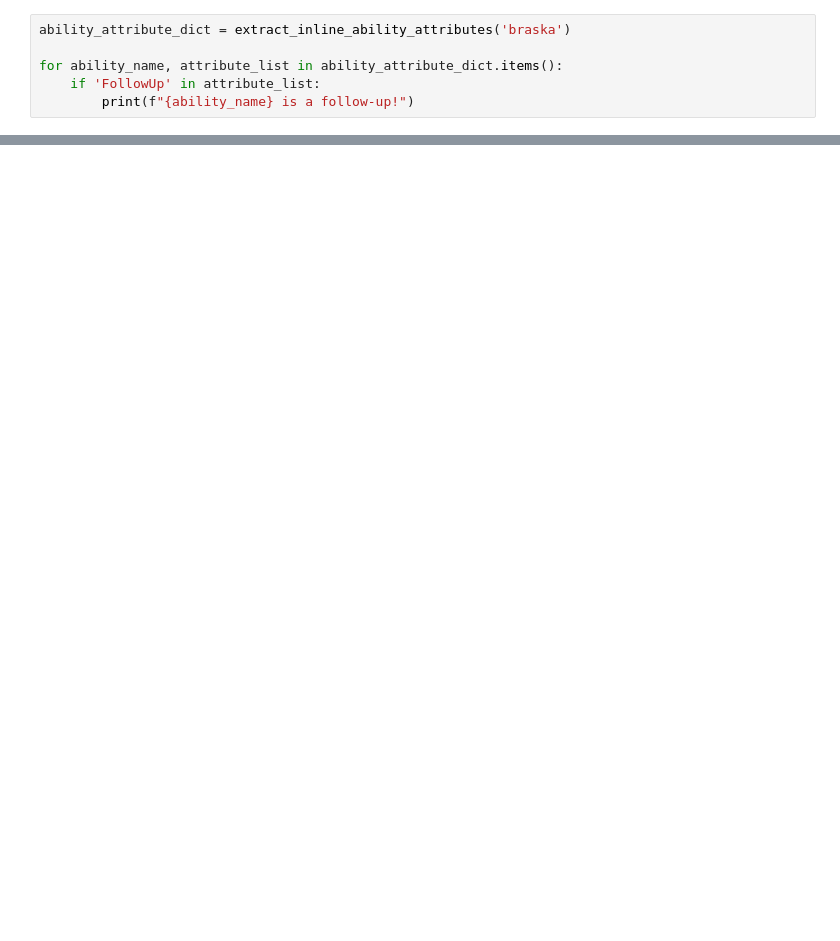
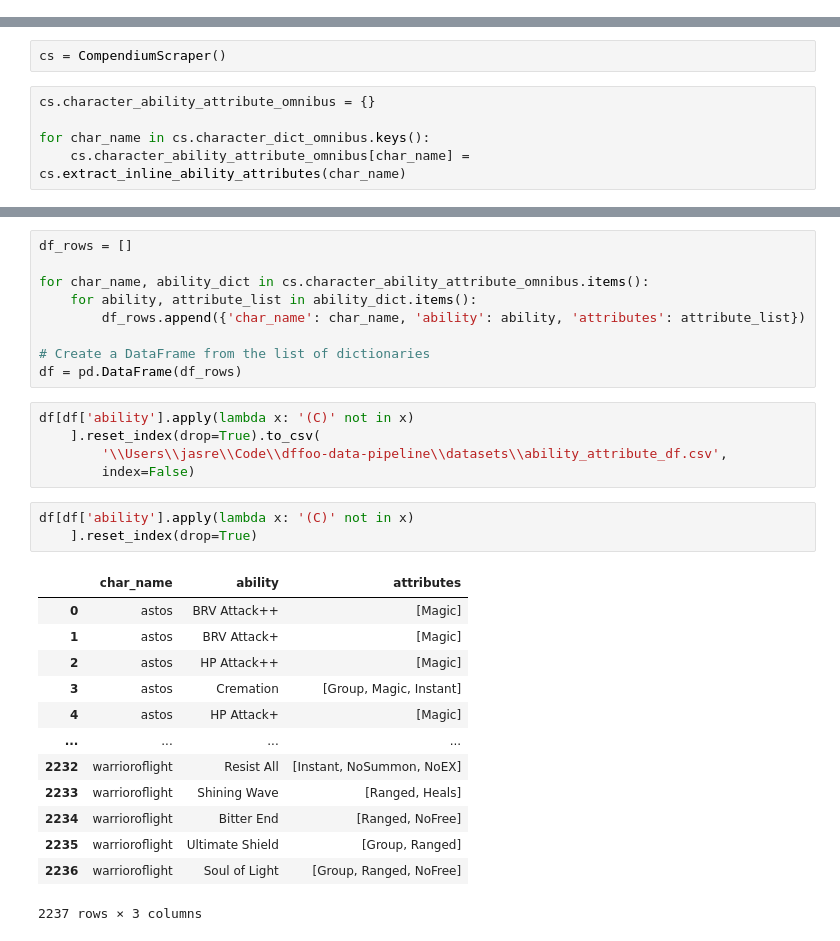
Before and after one commit to Jace743/dffoo-data-pipeline, a Jupyter notebook: Scratch Notebook.ipynb, the cells around one changed output, grey strips where cells are left out. Saved outputs shown, nothing was run; the diff lists cells and outputs as text; blank space fills up the shorter version.

Commit message:
Generated ability_attribute_df, and manually coded followups in followup_ability_df.csv

```diff
--- a/Scratch Notebook.ipynb
+++ b/Scratch Notebook.ipynb
@@ -629,6 +0,0 @@ character_link_dict = generate_character_links(character_list_url)
-# %%
-ability_attribute_dict = extract_inline_ability_attributes('braska')
-
-for ability_name, attribute_list in ability_attribute_dict.items():
-    if 'FollowUp' in attribute_list:
-        print(f"{ability_name} is a follow-up!")
@@ -658,0 +21,7 @@ So... I think this means that I may just have to hard-code all of these. I shoul
+# %%
+cs = CompendiumScraper()
+# %%
+cs.character_ability_attribute_omnibus = {}
+
+for char_name in cs.character_dict_omnibus.keys():
+    cs.character_ability_attribute_omnibus[char_name] = cs.extract_inline_ability_attributes(char_name)
@@ -658,0 +50,31 @@ So... I think this means that I may just have to hard-code all of these. I shoul
+# %%
+df_rows = []
+
+for char_name, ability_dict in cs.character_ability_attribute_omnibus.items():
+    for ability, attribute_list in ability_dict.items():
+        df_rows.append({'char_name': char_name, 'ability': ability, 'attributes': attribute_list})
+
+# Create a DataFrame from the list of dictionaries
+df = pd.DataFrame(df_rows)
+# %%
+df[df['ability'].apply(lambda x: '(C)' not in x)
+    ].reset_index(drop=True).to_csv(
+        '\\Users\\jasre\\Code\\dffoo-data-pipeline\\datasets\\ability_attribute_df.csv',
+        index=False)
+# %%
+df[df['ability'].apply(lambda x: '(C)' not in x)
+    ].reset_index(drop=True)
+# %% [output]
+|  | char_name | ability | attributes |
+| 0 | astos | BRV Attack++ | [Magic] |
+| 1 | astos | BRV Attack+ | [Magic] |
+| 2 | astos | HP Attack++ | [Magic] |
+| 3 | astos | Cremation | [Group, Magic, Instant] |
+| 4 | astos | HP Attack+ | [Magic] |
+| ... | ... | ... | ... |
+| 2232 | warrioroflight | Resist All | [Instant, NoSummon, NoEX] |
+| 2233 | warrioroflight | Shining Wave | [Ranged, Heals] |
+| 2234 | warrioroflight | Bitter End | [Ranged, NoFree] |
+| 2235 | warrioroflight | Ultimate Shield | [Group, Ranged] |
+| 2236 | warrioroflight | Soul of Light | [Group, Ranged, NoFree] |
+2237 rows × 3 columns
```
Also changed, not shown: parts of 19 cells of this notebook, 6 other files.
